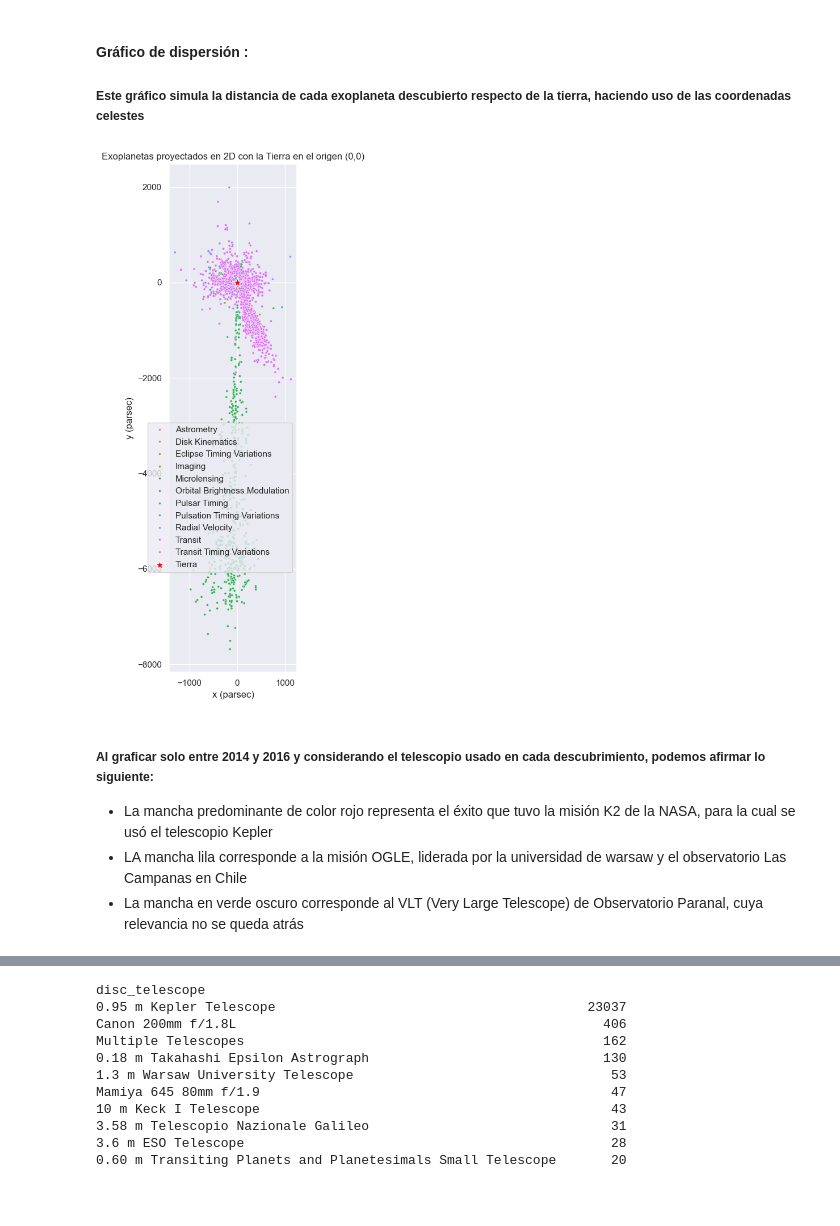
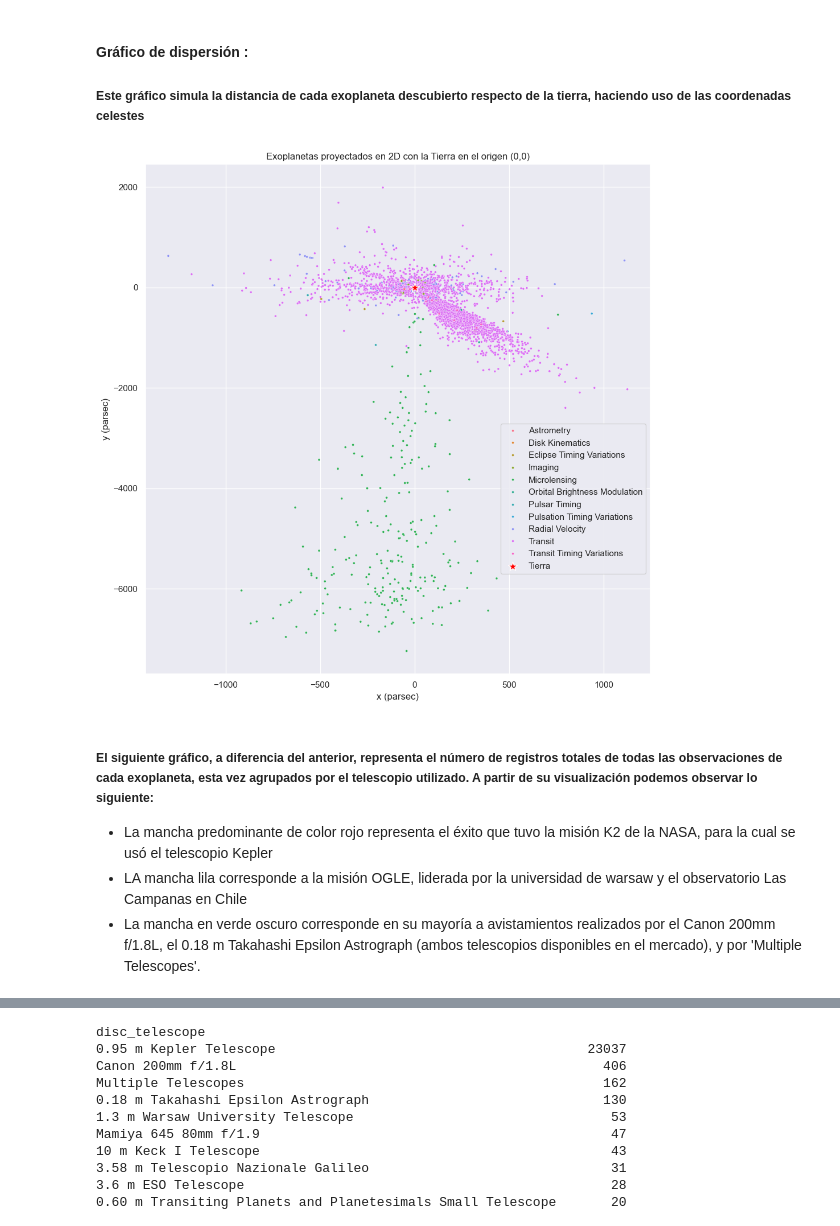
Before and after one commit to raylovesmusic/IMT2200-Proyecto-Grupal-A.R.D.E, a Jupyter notebook: notebooks/entrega_rubrica.ipynb, the cells around one changed output, grey strips where cells are left out. Saved outputs shown, nothing was run; the diff lists cells and outputs as text; code cells hidden in the pictures; blank space fills up the shorter version.

```diff
--- a/notebooks/entrega_rubrica.ipynb
+++ b/notebooks/entrega_rubrica.ipynb
@@ -183,6 +188,7 @@ rowdups
 hostname = 'hostname'  # Nombre de la estrella principal
 pl_name = 'pl_name'  # Nombre del exoplaneta
 discoverymethod = 'discoverymethod' #método de descubrimiento
+rowupdate = 'rowupdate'
 
 # Datos orbitales
 pl_orbper = 'pl_orbper'  # Periodo orbital (días)
@@ -219,7 +225,7 @@ df_exoplanets = df[[hostname, pl_name,
                     pl_rade, pl_masse, pl_dens,
                     pl_orbeccen, pl_eqt, pl_insol,
                     st_teff, st_rad, st_lum, st_mass,
-                    sy_dist, sy_snum, sy_ra, sy_dec, discoverymethod]].copy()
+                    sy_dist, sy_snum, sy_ra, sy_dec, discoverymethod, rowupdate]].copy()
 
 df_exoplanets.head(5)
 # %% [output]
@@ -353,8 +358,8 @@ df_discovery[soltype] = df_discovery[soltype].astype('category')
 
 ##### Investigando un poco sobre hitos astronómicos que ocurren en estos años, lo que principalmente destaca es el desarrollo de la misión K2 de NASA, que corresponde a la segunda parte y continuación de la misión Kepler dedicada a la busqueda de exoplanetas.
 # %%
-discovery_time = df_discovery.drop_duplicates(subset= ['pl_name'], keep='last').sort_values(by= [disc_year, discoverymethod], ascending=True)
+df_discovery['rowupdate'] = df['rowupdate']
+discovery_time = df_discovery.drop_duplicates(subset= ['pl_name'], keep='last').sort_values(by= [disc_year, discoverymethod], ascending=True, ignore_index=True)
 
 #Para ver las categorías que tenemos
 discovery_time[discoverymethod].unique()
-discovery_time.sort_values(by=disc_year, ascending=True, inplace=True, ignore_index=True)
@@ -408,25 +418,29 @@ plt.show()
 # %%
 df_exoplanets['x_pc'] = df_exoplanets['sy_dist'] * np.cos(np.deg2rad(df_exoplanets['dec'])) * np.cos(np.deg2rad(df_exoplanets['ra']))
 df_exoplanets['y_pc'] = df_exoplanets['sy_dist'] * np.cos(np.deg2rad(df_exoplanets['dec'])) * np.sin(np.deg2rad(df_exoplanets['ra']))
+df_exoplanets[disc_year] = df_discovery[disc_year]
+df_exoplanets[disc_telescope] = df_discovery[disc_telescope]
+
+exo_scatter = df_exoplanets.drop_duplicates(subset= ['pl_name'], keep='last').sort_values(by= [disc_year, discoverymethod], ascending=True, ignore_index=True)
 
 plt.figure(figsize=(10,10))
-sns.scatterplot(data=df_exoplanets, x='x_pc', y='y_pc', hue = discoverymethod, s=8, alpha=1)
+sns.scatterplot(data=exo_scatter, x='x_pc', y='y_pc', hue = discoverymethod, s=8, alpha=1)
 sns.scatterplot(x=[0], y=[0], color='red', marker='*', s=150, label='Tierra')
 
-plt.gca().set_aspect('equal', adjustable='box')
+plt.gca().set_aspect('auto', adjustable='box')
 plt.xlabel('x (parsec)')
 plt.ylabel('y (parsec)')
 plt.title('Exoplanetas proyectados en 2D con la Tierra en el origen (0,0)')
 plt.legend(loc='upper right', bbox_to_anchor=(1, 0.5))
 plt.tight_layout()
 plt.show()
 # %% [output]
-[figure, old version]
+[figure, new version]
 # %% [markdown]
-##### Al graficar solo entre 2014 y 2016 y considerando el telescopio usado en cada descubrimiento, podemos afirmar lo siguiente:
+##### El siguiente gráfico, a diferencia del anterior, representa el número de registros totales de todas las observaciones de cada exoplaneta, esta vez agrupados por el telescopio utilizado. A partir de su visualización podemos observar lo siguiente:
 
 - La mancha predominante de color rojo representa el éxito que tuvo la misión K2 de la NASA, para la cual se usó el telescopio Kepler
 - LA mancha lila corresponde a la misión OGLE, liderada por la universidad de warsaw y el observatorio Las Campanas en Chile
-- La mancha en verde oscuro corresponde al VLT (Very Large Telescope) de Observatorio Paranal, cuya relevancia no se queda atrás
+- La mancha en verde oscuro corresponde en su mayoría a avistamientos realizados por el Canon 200mm f/1.8L, el 0.18 m Takahashi Epsilon Astrograph (ambos telescopios disponibles en el mercado), y por 'Multiple Telescopes'.
 # %%
 #Aislamos los datos entre el 2014 y 2016
```
Also changed, not shown: parts of 17 cells of this notebook.
